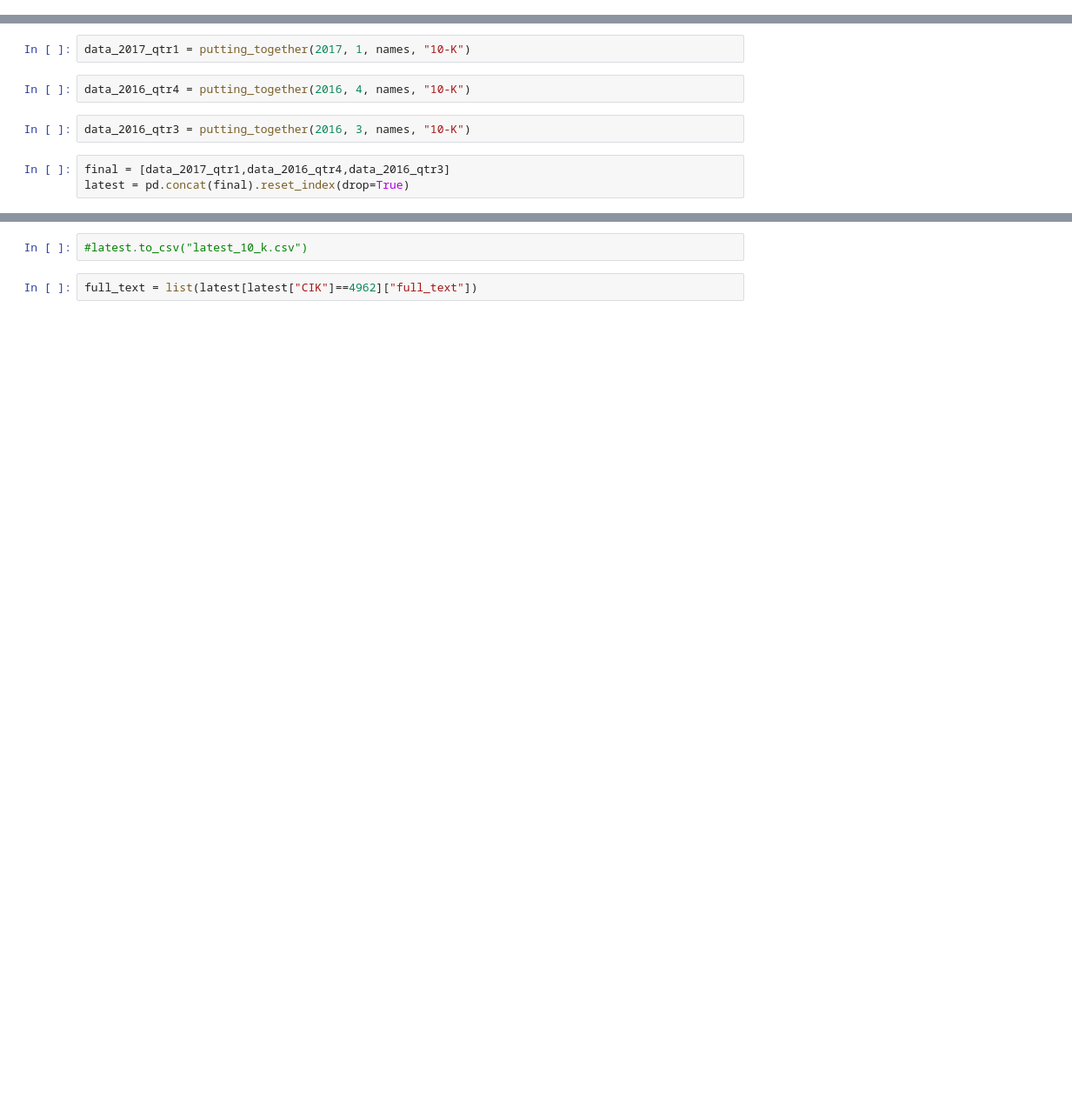
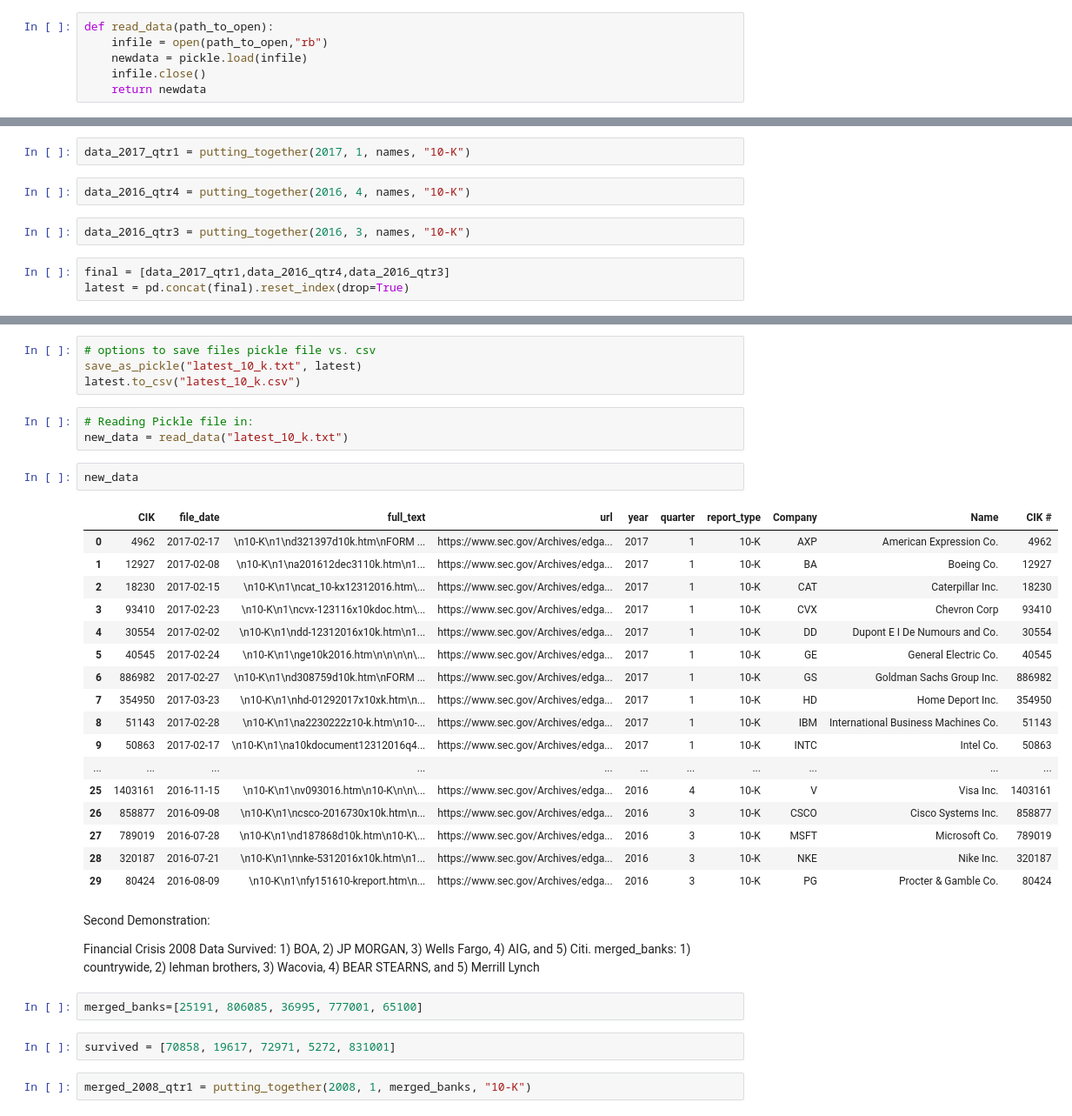
Before and after one commit to tombombadilj/NLP_10-K, a Jupyter notebook: report_extracting.ipynb, the cells around one changed output, grey strips where cells are left out. Shown: that part at 87% size. Drawn from its saved outputs; the diff is of its cells as text; blank space fills up the shorter version.

```diff
--- a/report_extracting.ipynb
+++ b/report_extracting.ipynb
@@ -158,3 +175,9 @@ def putting_together(year_number,qtr, company_name, report_type):
+# %%
+def read_data(path_to_open):
+    infile = open(path_to_open,"rb")
+    newdata = pickle.load(infile)
+    infile.close()
+    return newdata
 # %% [markdown]
 Demonstration - extracting the latest document for all 30 companies
 # %%
@@ -191,4 +214,39 @@ latest
 # %%
-#latest.to_csv("latest_10_k.csv")
+# options to save files pickle file vs. csv
+save_as_pickle("latest_10_k.txt", latest)
+latest.to_csv("latest_10_k.csv")
-# %%
-full_text = list(latest[latest["CIK"]==4962]["full_text"])
+# %%
+# Reading Pickle file in:
+new_data = read_data("latest_10_k.txt")
+# %%
+new_data
+# %% [output]
+|  | CIK | file_date | full_text | url | year | quarter | report_type | Company | Name | CIK # |
+| 0 | 4962 | 2017-02-17 | \n10-K\n1\nd321397d10k.htm\nFORM ... | https://www.sec.gov/Archives/edga... | 2017 | 1 | 10-K | AXP | American Expression Co. | 4962 |
+| 1 | 12927 | 2017-02-08 | \n10-K\n1\na201612dec3110k.htm\n1... | https://www.sec.gov/Archives/edga... | 2017 | 1 | 10-K | BA | Boeing Co. | 12927 |
+| 2 | 18230 | 2017-02-15 | \n10-K\n1\ncat_10-kx12312016.htm\... | https://www.sec.gov/Archives/edga... | 2017 | 1 | 10-K | CAT | Caterpillar Inc. | 18230 |
+| 3 | 93410 | 2017-02-23 | \n10-K\n1\ncvx-123116x10kdoc.htm\... | https://www.sec.gov/Archives/edga... | 2017 | 1 | 10-K | CVX | Chevron Corp | 93410 |
+| 4 | 30554 | 2017-02-02 | \n10-K\n1\ndd-12312016x10k.htm\n1... | https://www.sec.gov/Archives/edga... | 2017 | 1 | 10-K | DD | Dupont E I De Numours and Co. | 30554 |
+| 5 | 40545 | 2017-02-24 | \n10-K\n1\nge10k2016.htm\n\n\n\n\... | https://www.sec.gov/Archives/edga... | 2017 | 1 | 10-K | GE | General Electric Co. | 40545 |
+| 6 | 886982 | 2017-02-27 | \n10-K\n1\nd308759d10k.htm\nFORM ... | https://www.sec.gov/Archives/edga... | 2017 | 1 | 10-K | GS | Goldman Sachs Group Inc. | 886982 |
+| 7 | 354950 | 2017-03-23 | \n10-K\n1\nhd-01292017x10xk.htm\n... | https://www.sec.gov/Archives/edga... | 2017 | 1 | 10-K | HD | Home Deport Inc. | 354950 |
+| 8 | 51143 | 2017-02-28 | \n10-K\n1\na2230222z10-k.htm\n10-... | https://www.sec.gov/Archives/edga... | 2017 | 1 | 10-K | IBM | International Business Machines Co. | 51143 |
+| 9 | 50863 | 2017-02-17 | \n10-K\n1\na10kdocument12312016q4... | https://www.sec.gov/Archives/edga... | 2017 | 1 | 10-K | INTC | Intel Co. | 50863 |
+| ... | ... | ... | ... | ... | ... | ... | ... | ... | ... | ... |
+| 25 | 1403161 | 2016-11-15 | \n10-K\n1\nv093016.htm\n10-K\n\n\... | https://www.sec.gov/Archives/edga... | 2016 | 4 | 10-K | V | Visa Inc. | 1403161 |
+| 26 | 858877 | 2016-09-08 | \n10-K\n1\ncsco-2016730x10k.htm\n... | https://www.sec.gov/Archives/edga... | 2016 | 3 | 10-K | CSCO | Cisco Systems Inc. | 858877 |
+| 27 | 789019 | 2016-07-28 | \n10-K\n1\nd187868d10k.htm\n10-K\... | https://www.sec.gov/Archives/edga... | 2016 | 3 | 10-K | MSFT | Microsoft Co. | 789019 |
+| 28 | 320187 | 2016-07-21 | \n10-K\n1\nnke-5312016x10k.htm\n1... | https://www.sec.gov/Archives/edga... | 2016 | 3 | 10-K | NKE | Nike Inc. | 320187 |
+| 29 | 80424 | 2016-08-09 | \n10-K\n1\nfy151610-kreport.htm\n... | https://www.sec.gov/Archives/edga... | 2016 | 3 | 10-K | PG | Procter & Gamble Co. | 80424 |
+# %% [markdown]
+Second Demonstration:
+
+Financial Crisis 2008 Data
+Survived: 1) BOA, 2) JP MORGAN, 3) Wells Fargo, 4) AIG, and 5) Citi.
+merged_banks: 1) countrywide, 2) lehman brothers, 3) Wacovia, 4) BEAR STEARNS, and 5) Merrill Lynch
+# %%
+merged_banks=[25191, 806085, 36995, 777001, 65100]
+# %%
+survived = [70858, 19617, 72971, 5272, 831001]
+# %%
+merged_2008_qtr1 = putting_together(2008, 1, merged_banks, "10-K")
```
Also changed, not shown: parts of 19 cells of this notebook, 4 other files.
